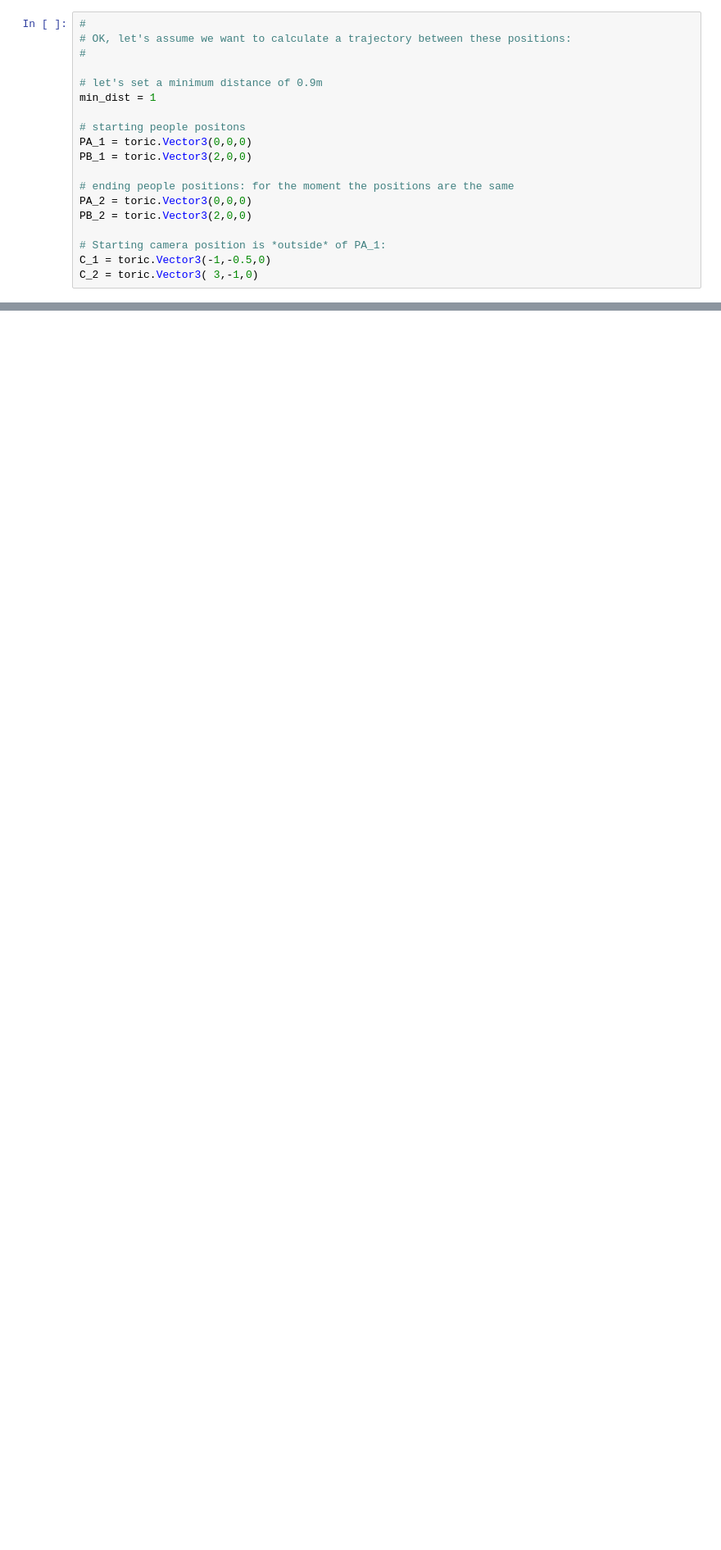
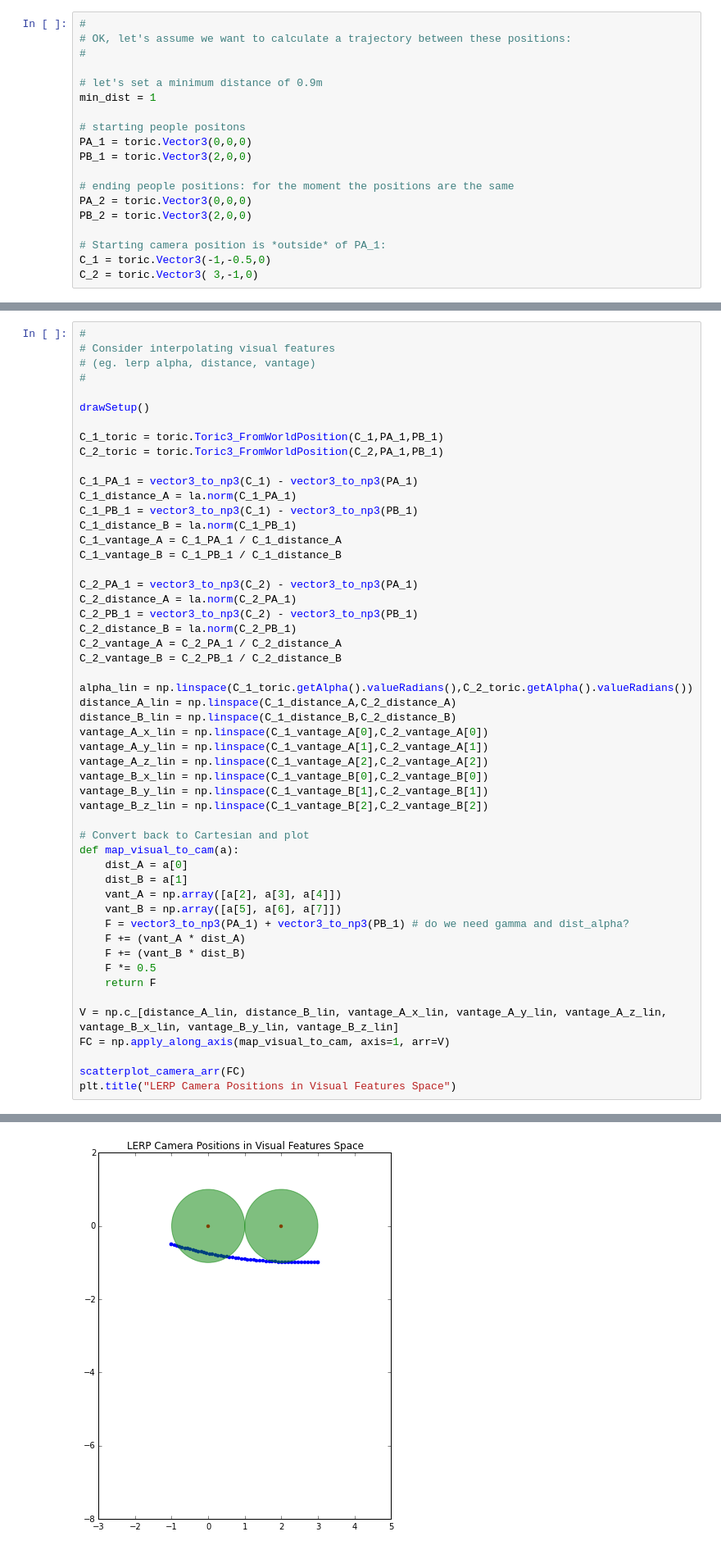
Before and after one commit to njoubert/spooky, a Jupyter notebook: experiments/ipython/04 ToricTraj.ipynb, the cells around one changed output, grey strips where cells are left out. Shown at 82% size. Cells and saved outputs as stored; diff of their text form; blank space fills up the shorter version.

```diff
--- a/experiments/ipython/04 ToricTraj.ipynb
+++ b/experiments/ipython/04 ToricTraj.ipynb
@@ -131,0 +133,53 @@ plt.title("LERP Camera Positions in Toric Space")
+# %%
+#
+# Consider interpolating visual features
+# (eg. lerp alpha, distance, vantage)
+#
+
+drawSetup()
+
+C_1_toric = toric.Toric3_FromWorldPosition(C_1,PA_1,PB_1)
+C_2_toric = toric.Toric3_FromWorldPosition(C_2,PA_1,PB_1)
+
+C_1_PA_1 = vector3_to_np3(C_1) - vector3_to_np3(PA_1)
+C_1_distance_A = la.norm(C_1_PA_1)
+C_1_PB_1 = vector3_to_np3(C_1) - vector3_to_np3(PB_1)
+C_1_distance_B = la.norm(C_1_PB_1)
+C_1_vantage_A = C_1_PA_1 / C_1_distance_A
+C_1_vantage_B = C_1_PB_1 / C_1_distance_B
+
+C_2_PA_1 = vector3_to_np3(C_2) - vector3_to_np3(PA_1)
+C_2_distance_A = la.norm(C_2_PA_1)
+C_2_PB_1 = vector3_to_np3(C_2) - vector3_to_np3(PB_1)
+C_2_distance_B = la.norm(C_2_PB_1)
+C_2_vantage_A = C_2_PA_1 / C_2_distance_A
+C_2_vantage_B = C_2_PB_1 / C_2_distance_B
+
+alpha_lin = np.linspace(C_1_toric.getAlpha().valueRadians(),C_2_toric.getAlpha().valueRadians())
+distance_A_lin = np.linspace(C_1_distance_A,C_2_distance_A)
+distance_B_lin = np.linspace(C_1_distance_B,C_2_distance_B)
+vantage_A_x_lin = np.linspace(C_1_vantage_A[0],C_2_vantage_A[0])
+vantage_A_y_lin = np.linspace(C_1_vantage_A[1],C_2_vantage_A[1])
+vantage_A_z_lin = np.linspace(C_1_vantage_A[2],C_2_vantage_A[2])
+vantage_B_x_lin = np.linspace(C_1_vantage_B[0],C_2_vantage_B[0])
+vantage_B_y_lin = np.linspace(C_1_vantage_B[1],C_2_vantage_B[1])
+vantage_B_z_lin = np.linspace(C_1_vantage_B[2],C_2_vantage_B[2])
+
+# Convert back to Cartesian and plot
+def map_visual_to_cam(a):
+    dist_A = a[0]
+    dist_B = a[1]
+    vant_A = np.array([a[2], a[3], a[4]])
+    vant_B = np.array([a[5], a[6], a[7]])
+    F = vector3_to_np3(PA_1) + vector3_to_np3(PB_1) # do we need gamma and dist_alpha?
+    F += (vant_A * dist_A)
+    F += (vant_B * dist_B)
+    F *= 0.5
+    return F
+
+V = np.c_[distance_A_lin, distance_B_lin, vantage_A_x_lin, vantage_A_y_lin, vantage_A_z_lin, vantage_B_x_lin, vantage_B_y_lin, vantage_B_z_lin]
+FC = np.apply_along_axis(map_visual_to_cam, axis=1, arr=V)
+
+scatterplot_camera_arr(FC)
+plt.title("LERP Camera Positions in Visual Features Space")
+# %% [output]
@@ -131,0 +187 @@ plt.title("LERP Camera Positions in Toric Space")
+[figure, added]
```
Also changed, not shown: parts of 5 cells of this notebook.
